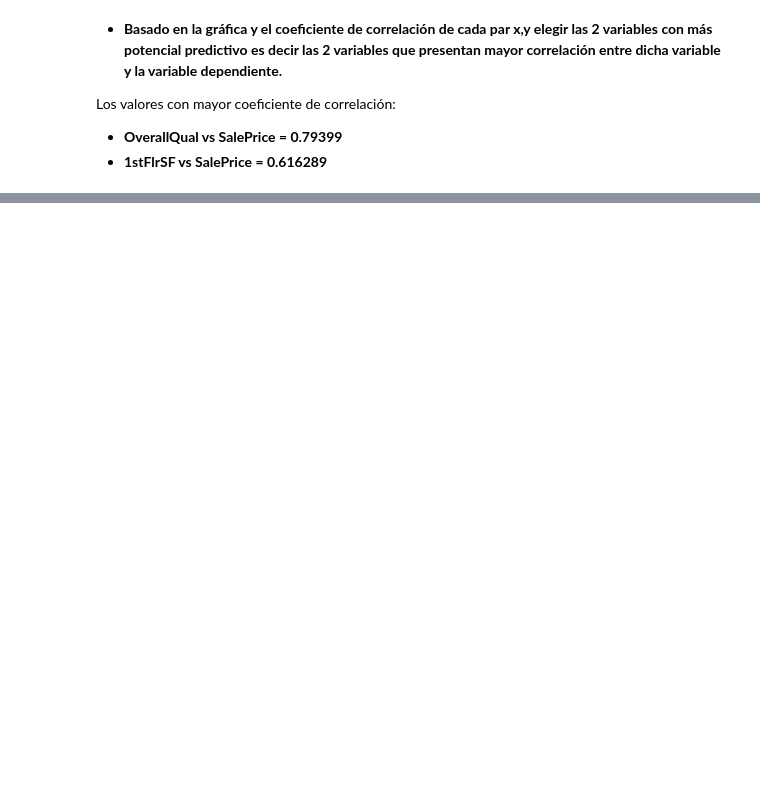
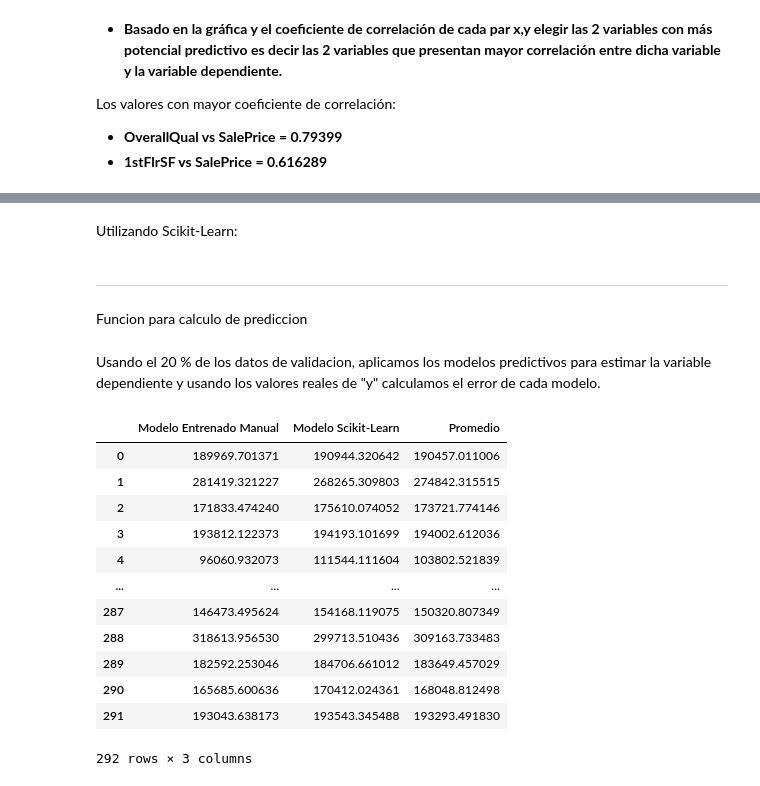
Before and after one commit to ElMangel/Proyecto-1--Regresi-n-con-c-digo, a Jupyter notebook: Proyecto_19000522.ipynb, the cells around one changed output, grey strips where cells are left out. Saved outputs shown, nothing was run; the diff lists cells and outputs as text; code cells hidden in the pictures; blank space fills up the shorter version.

Commit message:
Calculando error de predicciones

```diff
--- a/Proyecto_19000522.ipynb
+++ b/Proyecto_19000522.ipynb
@@ -17,7 +17,7 @@ dataset = np.load('proyecto_training_data.npy')
 entrenamiento = int(len(dataset)*0.8)
 
 dataset_entrenamiento = dataset[:entrenamiento]
-dataset_pruebas = dataset[entrenamiento:]
+dataset_validacion = dataset[entrenamiento:]
 # %% [markdown]
 ### **3. Analisis exploratorio de datos: Para cada variable en el dataset calcular((usando numpy o pandas)**
 - **Media**
@@ -272,0 +286,3 @@ Parámetros finales del modelo: [ 43038.62376652 -81269.88013529]
+# %%
+beta_final_1stFlrSF, prediccion_1stFlrSF = entrenar_regresion_lineal(dataset_entrenamiento[:,2], dataset_entrenamiento[:,0], 10000, 1000, 0.00000001)
+print("Parámetros finales del modelo:", beta_final_1stFlrSF)
@@ -272,0 +301,43 @@ Parámetros finales del modelo: [ 43038.62376652 -81269.88013529]
+# %% [markdown]
+Utilizando Scikit-Learn:
+# %%
+nueva = (dataset_entrenamiento[:,2]).reshape(-1, 1)
+reg = LinearRegression().fit(nueva, dataset_entrenamiento[:,0])
+# %% [markdown]
+---
+Funcion para calculo de prediccion
+# %%
+def predecir(beta_final, modelo_scikit, x):
+    X = np.column_stack((x, np.ones(len(x))))
+
+    y_hat1 = np.dot(X, beta_final)
+    y_hat2 = modelo_scikit.predict(x.reshape(-1,1))
+
+    combinacion = (y_hat1 + y_hat2)/2
+
+    df = pd.DataFrame({
+    'Modelo Entrenado Manual': y_hat1,
+    'Modelo Scikit-Learn': y_hat2,
+    'Promedio': combinacion
+    })
+
+    return df
+# %% [markdown]
+Usando el 20 % de los datos de validacion, aplicamos los modelos predictivos para estimar la variable dependiente y usando los valores reales de "y" calculamos el error de cada modelo.
+# %%
+predicciones = predecir(beta_final_1stFlrSF, reg, dataset_validacion[:,2])
+predicciones
+# %% [output]
+|  | Modelo Entrenado Manual | Modelo Scikit-Learn | Promedio |
+| 0 | 189969.701371 | 190944.320642 | 190457.011006 |
+| 1 | 281419.321227 | 268265.309803 | 274842.315515 |
+| 2 | 171833.474240 | 175610.074052 | 173721.774146 |
+| 3 | 193812.122373 | 194193.101699 | 194002.612036 |
+| 4 | 96060.932073 | 111544.111604 | 103802.521839 |
+| ... | ... | ... | ... |
+| 287 | 146473.495624 | 154168.119075 | 150320.807349 |
+| 288 | 318613.956530 | 299713.510436 | 309163.733483 |
+| 289 | 182592.253046 | 184706.661012 | 183649.457029 |
+| 290 | 165685.600636 | 170412.024361 | 168048.812498 |
+| 291 | 193043.638173 | 193543.345488 | 193293.491830 |
+292 rows × 3 columns
```
Also changed, not shown: parts of 33 cells of this notebook.
